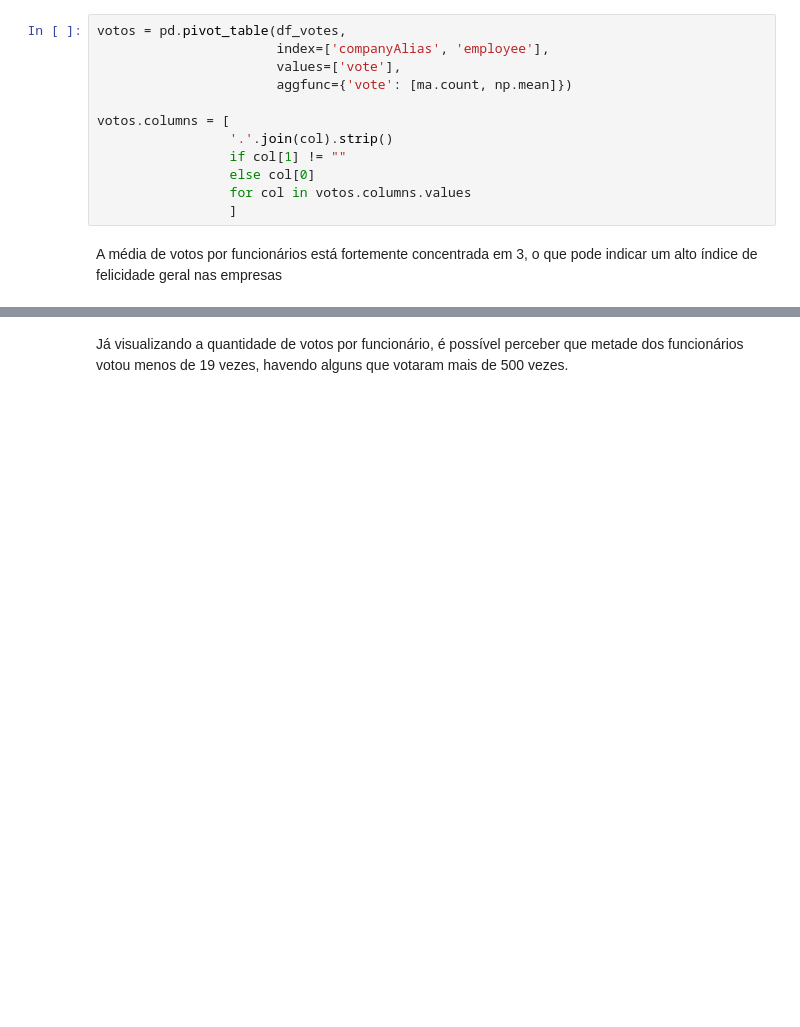
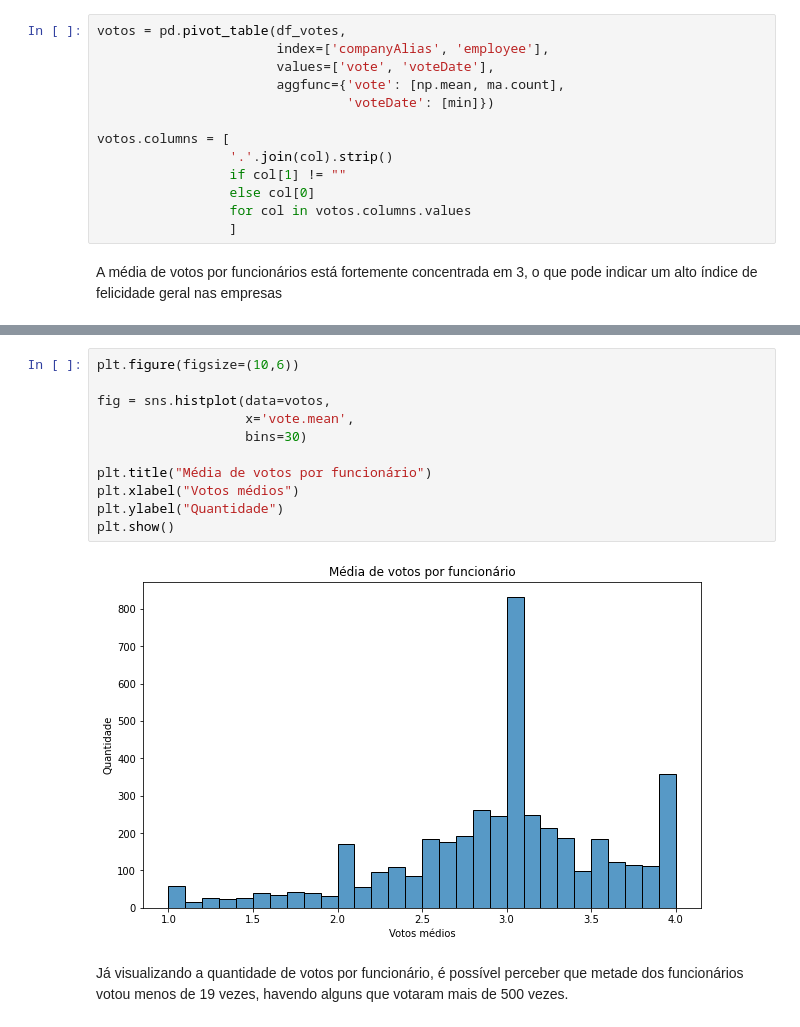
Before and after one commit to bruna-calistrate/DataWrangling-Case1, a Jupyter notebook: Case_1_Data_Wrangling_Daily_Happiness_&_Employee_Turnover.ipynb, the cells around one changed output, grey strips where cells are left out. Cells and saved outputs as stored; diff of their text form; blank space fills up the shorter version.

```diff
--- a/Case_1_Data_Wrangling_Daily_Happiness_&_Employee_Turnover.ipynb
+++ b/Case_1_Data_Wrangling_Daily_Happiness_&_Employee_Turnover.ipynb
@@ -359,8 +353,9 @@ Construíndo uma pivot table para visualizar a quantidade e média de voto por f
 # %%
 votos = pd.pivot_table(df_votes,
                        index=['companyAlias', 'employee'],
-                       values=['vote'],
-                       aggfunc={'vote': [ma.count, np.mean]})
+                       values=['vote', 'voteDate'],
+                       aggfunc={'vote': [np.mean, ma.count],
+                                'voteDate': [min]})
 
 votos.columns = [
                  '.'.join(col).strip()
@@ -382,2 +368,15 @@ fig.show()
+# %%
+plt.figure(figsize=(10,6))
+
+fig = sns.histplot(data=votos,
+                   x='vote.mean',
+                   bins=30)
+
+plt.title("Média de votos por funcionário")
+plt.xlabel("Votos médios")
+plt.ylabel("Quantidade")
+plt.show()
+# %% [output]
+[figure, added]
 # %% [markdown]
 Já visualizando a quantidade de votos por funcionário, é possível perceber que metade dos funcionários votou menos de 19 vezes, havendo alguns que votaram mais de 500 vezes.
```
Also changed, not shown: parts of 35 cells of this notebook.
